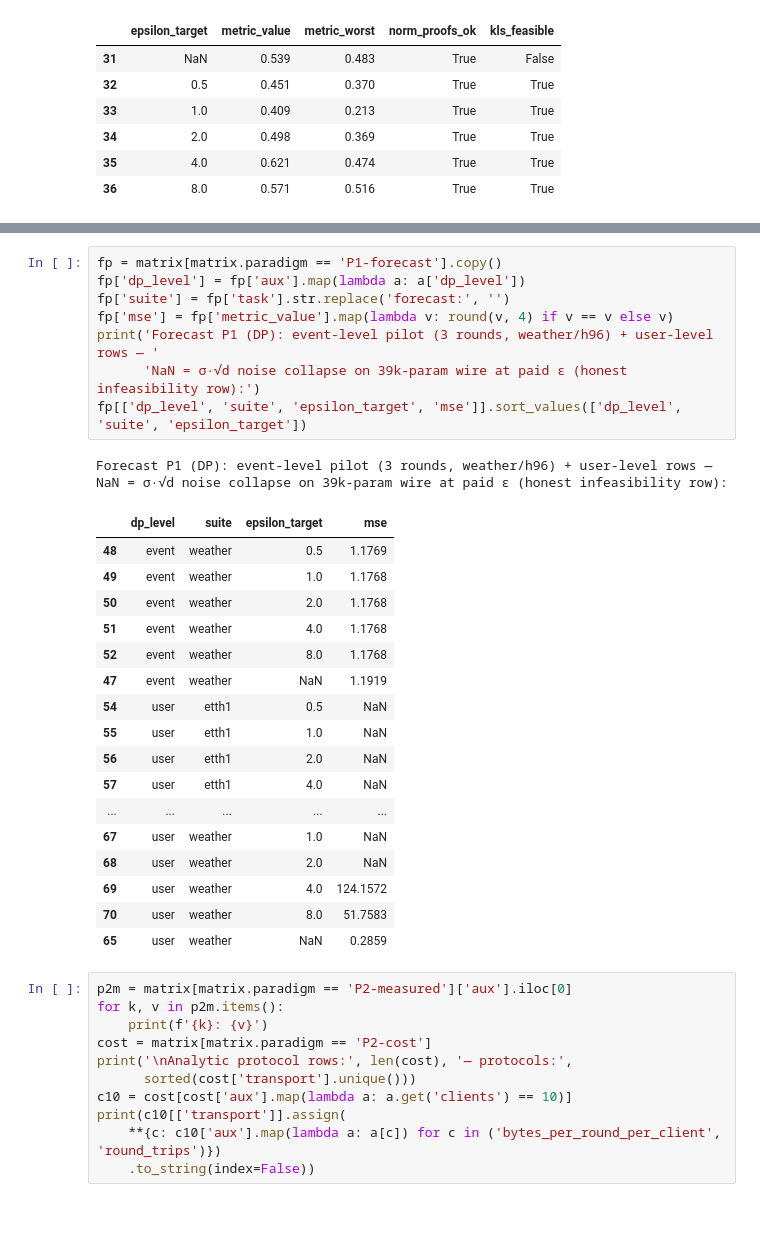
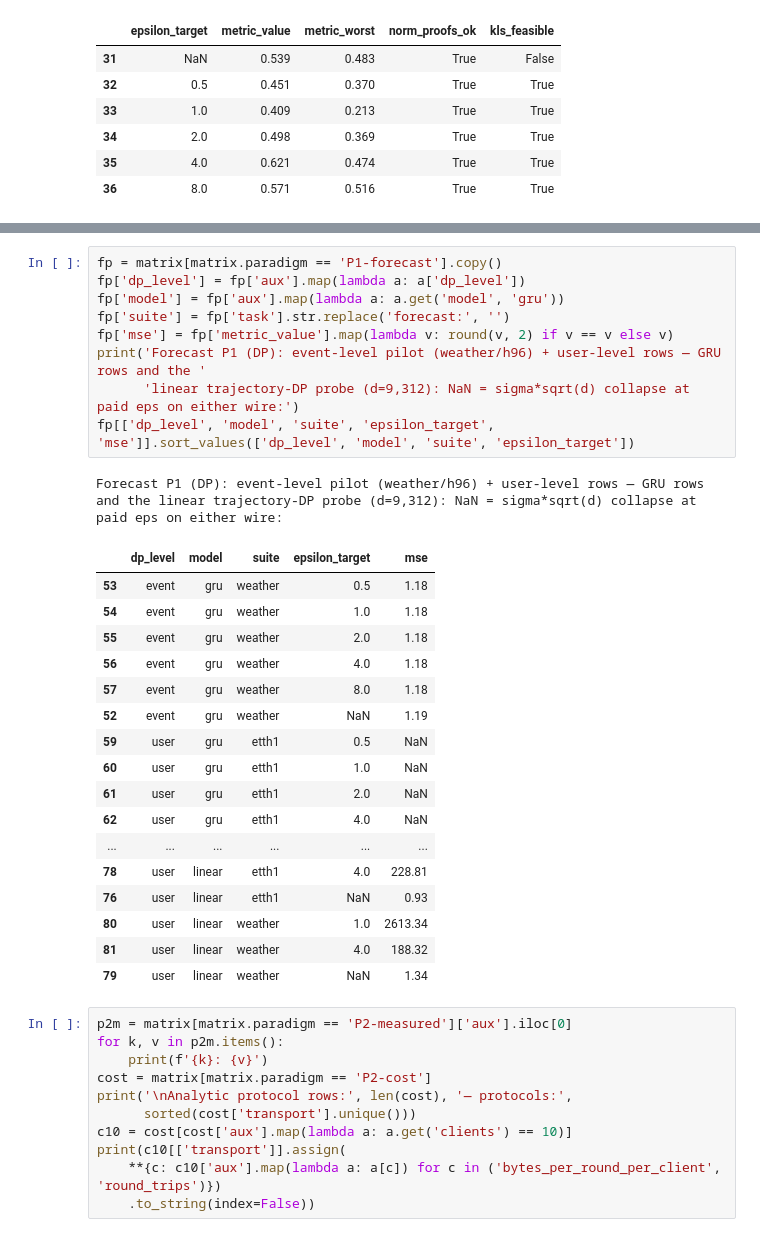
Before and after one commit to andytai7/FL-CKD-Flower, a Jupyter notebook: notebooks/08_ts_privacy_dl.ipynb, the cells around one changed output, grey strips where cells are left out. Drawn from its saved outputs; the diff is of its cells as text.

```diff
--- a/notebooks/08_ts_privacy_dl.ipynb
+++ b/notebooks/08_ts_privacy_dl.ipynb
@@ -138,30 +143,31 @@ Forecasting cross-check (5 rounds; GRU vs LSTM, test MSE):
 # %%
 fp = matrix[matrix.paradigm == 'P1-forecast'].copy()
 fp['dp_level'] = fp['aux'].map(lambda a: a['dp_level'])
+fp['model'] = fp['aux'].map(lambda a: a.get('model', 'gru'))
 fp['suite'] = fp['task'].str.replace('forecast:', '')
-fp['mse'] = fp['metric_value'].map(lambda v: round(v, 4) if v == v else v)
-print('Forecast P1 (DP): event-level pilot (3 rounds, weather/h96) + user-level rows — '
-      'NaN = σ·√d noise collapse on 39k-param wire at paid ε (honest infeasibility row):')
-fp[['dp_level', 'suite', 'epsilon_target', 'mse']].sort_values(['dp_level', 'suite', 'epsilon_target'])
+fp['mse'] = fp['metric_value'].map(lambda v: round(v, 2) if v == v else v)
+print('Forecast P1 (DP): event-level pilot (weather/h96) + user-level rows — GRU rows and the '
+      'linear trajectory-DP probe (d=9,312): NaN = sigma*sqrt(d) collapse at paid eps on either wire:')
+fp[['dp_level', 'model', 'suite', 'epsilon_target', 'mse']].sort_values(['dp_level', 'model', 'suite', 'epsilon_target'])
 # %% [output]
-Forecast P1 (DP): event-level pilot (3 rounds, weather/h96) + user-level rows — NaN = σ·√d noise collapse on 39k-param wire at paid ε (honest infeasibility row):
+Forecast P1 (DP): event-level pilot (weather/h96) + user-level rows — GRU rows and the linear trajectory-DP probe (d=9,312): NaN = sigma*sqrt(d) collapse at paid eps on either wire:
-|  | dp_level | suite | epsilon_target | mse |
-| 48 | event | weather | 0.5 | 1.1769 |
-| 49 | event | weather | 1.0 | 1.1768 |
-| 50 | event | weather | 2.0 | 1.1768 |
-| 51 | event | weather | 4.0 | 1.1768 |
-| 52 | event | weather | 8.0 | 1.1768 |
-| 47 | event | weather | NaN | 1.1919 |
-| 54 | user | etth1 | 0.5 | NaN |
-| 55 | user | etth1 | 1.0 | NaN |
-| 56 | user | etth1 | 2.0 | NaN |
-| 57 | user | etth1 | 4.0 | NaN |
-| ... | ... | ... | ... | ... |
-| 67 | user | weather | 1.0 | NaN |
-| 68 | user | weather | 2.0 | NaN |
-| 69 | user | weather | 4.0 | 124.1572 |
-| 70 | user | weather | 8.0 | 51.7583 |
-| 65 | user | weather | NaN | 0.2859 |
+|  | dp_level | model | suite | epsilon_target | mse |
+| 53 | event | gru | weather | 0.5 | 1.18 |
+| 54 | event | gru | weather | 1.0 | 1.18 |
+| 55 | event | gru | weather | 2.0 | 1.18 |
+| 56 | event | gru | weather | 4.0 | 1.18 |
+| 57 | event | gru | weather | 8.0 | 1.18 |
+| 52 | event | gru | weather | NaN | 1.19 |
+| 59 | user | gru | etth1 | 0.5 | NaN |
+| 60 | user | gru | etth1 | 1.0 | NaN |
+| 61 | user | gru | etth1 | 2.0 | NaN |
+| 62 | user | gru | etth1 | 4.0 | NaN |
+| ... | ... | ... | ... | ... | ... |
+| 78 | user | linear | etth1 | 4.0 | 228.81 |
+| 76 | user | linear | etth1 | NaN | 0.93 |
+| 80 | user | linear | weather | 1.0 | 2613.34 |
+| 81 | user | linear | weather | 4.0 | 188.32 |
+| 79 | user | linear | weather | NaN | 1.34 |
 # %%
 p2m = matrix[matrix.paradigm == 'P2-measured']['aux'].iloc[0]
 for k, v in p2m.items():
```
Also changed, not shown: parts of 2 cells of this notebook, 8 other files.
